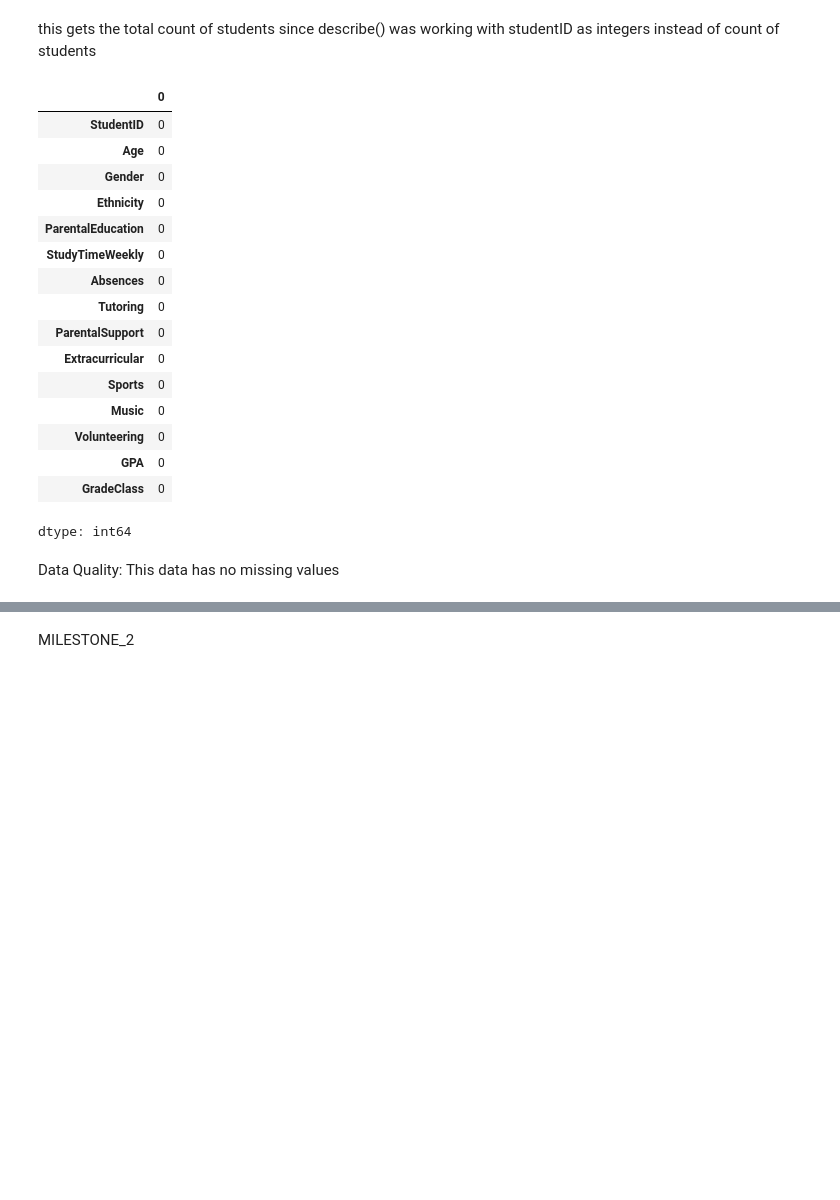
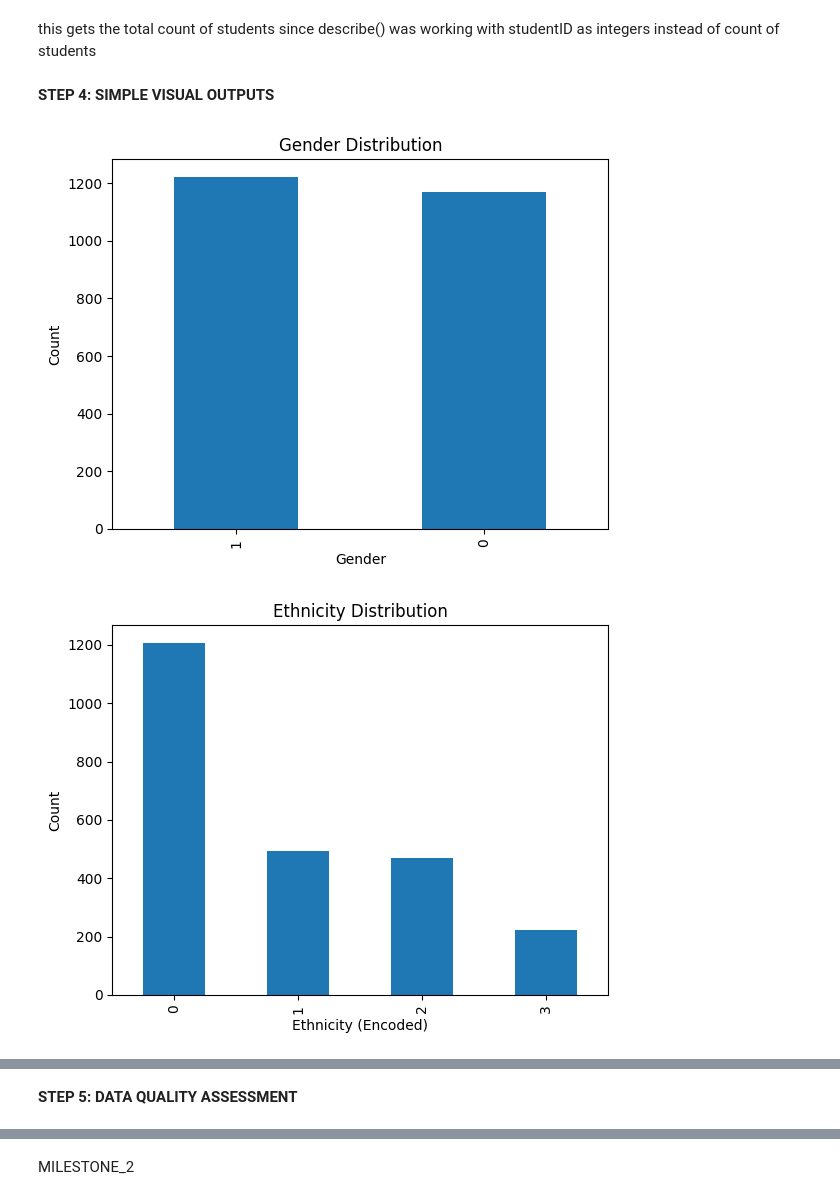
Before and after one commit to B-i-g-g-i-e/Data-Visualization-Students-Tasks, a Jupyter notebook: Sprints.ipynb, the cells around one changed output, grey strips where cells are left out. Drawn from its saved outputs; the diff is of its cells as text; code cells hidden in the pictures; blank space fills up the shorter version.

```diff
--- a/Sprints.ipynb
+++ b/Sprints.ipynb
@@ -73,27 +81,56 @@ print(f"Total Students: {total_students}")
 Total Students: 2392
 # %% [markdown]
 this gets the total count of students since describe() was working with studentID as integers instead of count of students
-# %%
-#check for missing values
-display(df.isnull().sum())
-# %% [output]
-|  | 0 |
-| StudentID | 0 |
-| Age | 0 |
-| Gender | 0 |
-| Ethnicity | 0 |
-| ParentalEducation | 0 |
-| StudyTimeWeekly | 0 |
-| Absences | 0 |
-| Tutoring | 0 |
-| ParentalSupport | 0 |
-| Extracurricular | 0 |
-| Sports | 0 |
-| Music | 0 |
-| Volunteering | 0 |
-| GPA | 0 |
-| GradeClass | 0 |
-dtype: int64
-# %% [markdown]
-Data Quality:
-This data has no missing values
+# %% [markdown]
+**STEP 4: SIMPLE VISUAL OUTPUTS**
+# %%
+import matplotlib.pyplot as plt
+# 1. Categorical comparison for gender
+df["Gender"].value_counts().plot(kind="bar")
+plt.title("Gender Distribution")
+plt.xlabel("Gender")
+plt.ylabel("Count")
+plt.show()
+print()
+
+# 2.  Categorical(encoded) nfor ethnicity
+df["Ethnicity"].value_counts().plot(kind="bar")
+plt.title("Ethnicity Distribution")
+plt.xlabel("Ethnicity (Encoded)")
+plt.ylabel("Count")
+plt.show()
+print()
+
+# 3
+# Selects parental education from the dataset then counts how many times each value appears
+# the the use of sort_index reorders the values based on the actual category numbers
+df["ParentalEducation"].value_counts().sort_index().plot(kind="bar")
+plt.title("Parental Education Distribution")
+plt.xlabel("Education Level (Encoded)")
+plt.ylabel("Number of Students")
+plt.show()
+print()
+
+
+# Showing outliers
+df.boxplot(column="GPA")
+plt.title("Boxplot of GPA")
+plt.show()
+print()
+
+# to show relationships
+plt.scatter(df["StudyTimeWeekly"], df["GPA"])
+plt.title("Study Time vs GPA")
+plt.xlabel("Study Time Weekly")
+plt.ylabel("GPA")
+plt.show()
+print()
+
+df["GradeClass"].value_counts().sort_index().plot(kind="bar")
+plt.title("Distribution of Grade Class")
+plt.xlabel("Grade Class")
+plt.ylabel("Number of Students")
+plt.show()
+# %% [output]
+[figure, added]
+[figure, added]
@@ -99,0 +141,2 @@ This data has no missing values
+# %% [markdown]
+**STEP 5: DATA QUALITY ASSESSMENT**
```
Also changed, not shown: parts of 123 cells of this notebook.
